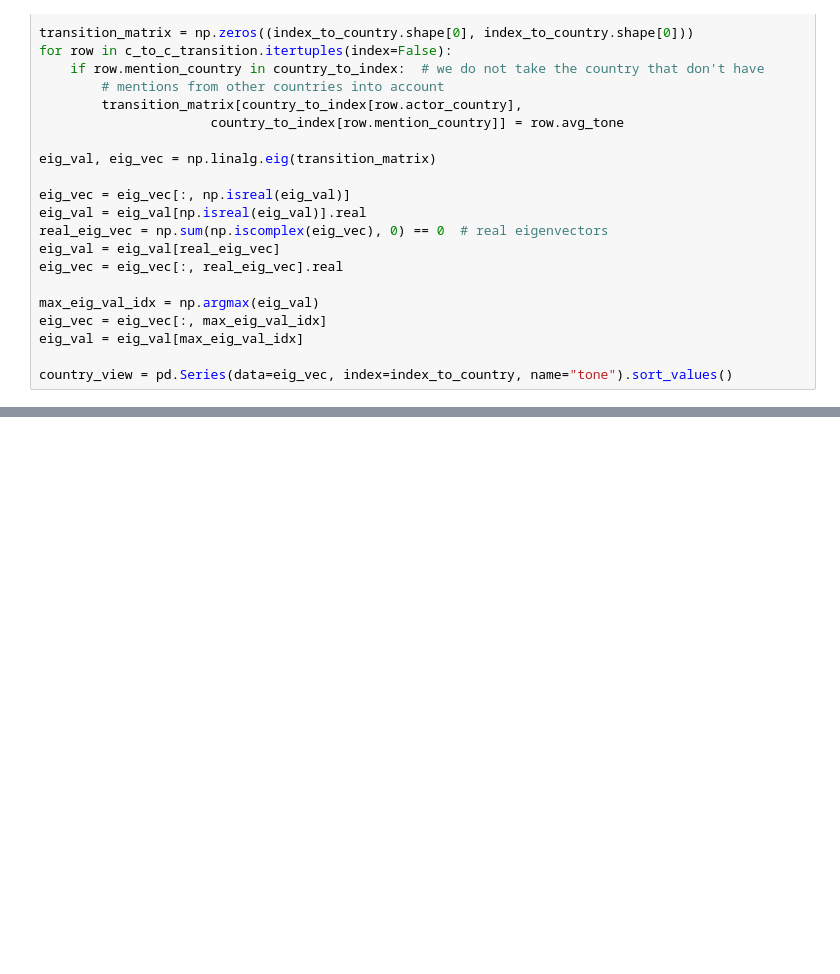
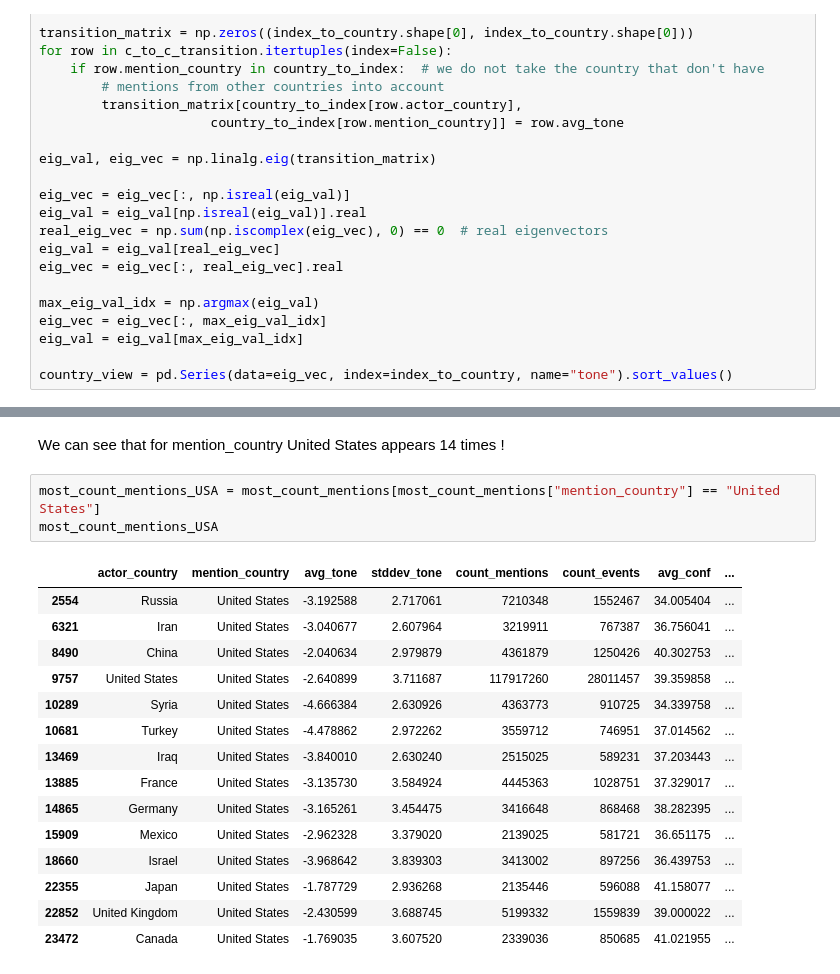
Before and after one commit to NatGr/projectAdA, a Jupyter notebook: Notebook.ipynb, the cells around one changed output, grey strips where cells are left out. Drawn from its saved outputs; the diff is of its cells as text; blank space fills up the shorter version.

```diff
--- a/Notebook.ipynb
+++ b/Notebook.ipynb
@@ -428,0 +477,21 @@ country_view = pd.Series(data=eig_vec, index=index_to_country, name="tone").sort
+# %% [markdown]
+We can see that for mention_country United States appears 14 times !
+# %%
+most_count_mentions_USA = most_count_mentions[most_count_mentions["mention_country"] == "United States"]
+most_count_mentions_USA
+# %% [output]
+|  | actor_country | mention_country | avg_tone | stddev_tone | count_mentions | count_events | avg_conf | ... |
+| 2554 | Russia | United States | -3.192588 | 2.717061 | 7210348 | 1552467 | 34.005404 | ... |
+| 6321 | Iran | United States | -3.040677 | 2.607964 | 3219911 | 767387 | 36.756041 | ... |
+| 8490 | China | United States | -2.040634 | 2.979879 | 4361879 | 1250426 | 40.302753 | ... |
+| 9757 | United States | United States | -2.640899 | 3.711687 | 117917260 | 28011457 | 39.359858 | ... |
+| 10289 | Syria | United States | -4.666384 | 2.630926 | 4363773 | 910725 | 34.339758 | ... |
+| 10681 | Turkey | United States | -4.478862 | 2.972262 | 3559712 | 746951 | 37.014562 | ... |
+| 13469 | Iraq | United States | -3.840010 | 2.630240 | 2515025 | 589231 | 37.203443 | ... |
+| 13885 | France | United States | -3.135730 | 3.584924 | 4445363 | 1028751 | 37.329017 | ... |
+| 14865 | Germany | United States | -3.165261 | 3.454475 | 3416648 | 868468 | 38.282395 | ... |
+| 15909 | Mexico | United States | -2.962328 | 3.379020 | 2139025 | 581721 | 36.651175 | ... |
+| 18660 | Israel | United States | -3.968642 | 3.839303 | 3413002 | 897256 | 36.439753 | ... |
+| 22355 | Japan | United States | -1.787729 | 2.936268 | 2135446 | 596088 | 41.158077 | ... |
+| 22852 | United Kingdom | United States | -2.430599 | 3.688745 | 5199332 | 1559839 | 39.000022 | ... |
+| 23472 | Canada | United States | -1.769035 | 3.607520 | 2339036 | 850685 | 41.021955 | ... |
```
Also changed, not shown: parts of 36 cells of this notebook.
